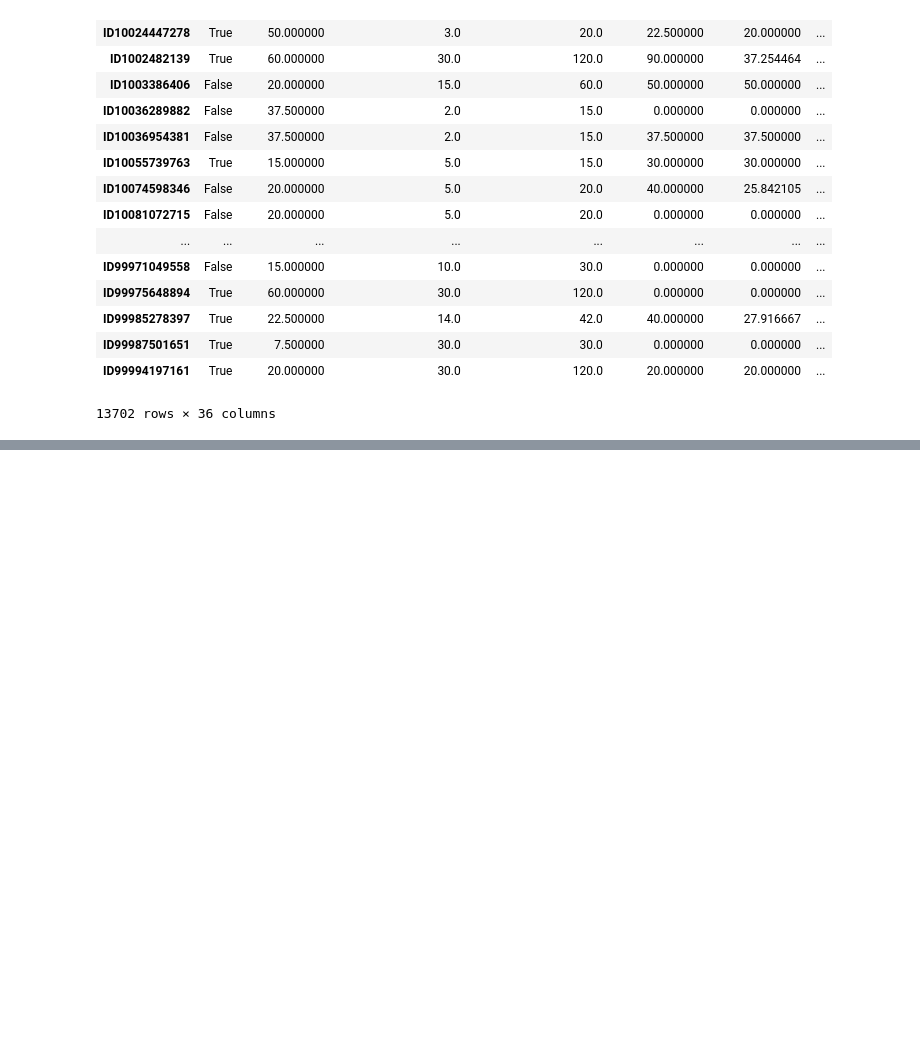
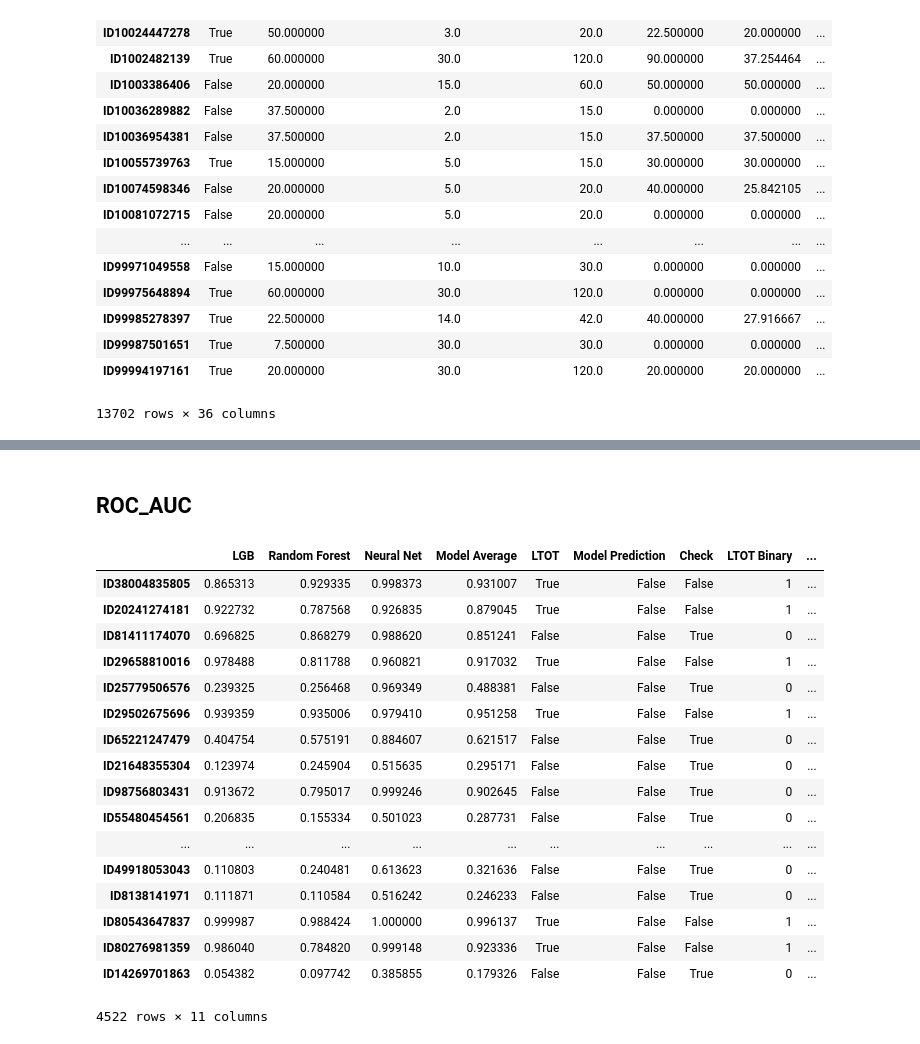
Before and after one commit to chenson2018/Humana-Mays-Competition, a Jupyter notebook: Final Model/Final Draft v4.ipynb, the cells around one changed output, grey strips where cells are left out. Cells and saved outputs as stored; diff of their text form; code cells hidden in the pictures; blank space fills up the shorter version.

Commit message:
Added ROC_AUC validation

```diff
--- a/Final Model/Final Draft v4.ipynb
+++ b/Final Model/Final Draft v4.ipynb
@@ -349,0 +351,27 @@ max(thresh_list, key=itemgetter(1))
+# %% [markdown]
+## ROC_AUC
+# %%
+validation_pred['LTOT Binary'] = validation_pred['LTOT'].map(lambda x: 1 if x == True else 0 )
+validation_pred['RF+LGB'] = (validation_pred['Random Forest']+validation_pred['LGB'])/2
+validation_pred['LGB+NN'] = (validation_pred['Neural Net']+validation_pred['LGB'])/2
+validation_pred['RF+NN'] = (validation_pred['Neural Net']+validation_pred['Random Forest'])/2
+validation_pred
+# %% [output]
+|  | LGB | Random Forest | Neural Net | Model Average | LTOT | Model Prediction | Check | LTOT Binary | ... |
+| ID38004835805 | 0.865313 | 0.929335 | 0.998373 | 0.931007 | True | False | False | 1 | ... |
+| ID20241274181 | 0.922732 | 0.787568 | 0.926835 | 0.879045 | True | False | False | 1 | ... |
+| ID81411174070 | 0.696825 | 0.868279 | 0.988620 | 0.851241 | False | False | True | 0 | ... |
+| ID29658810016 | 0.978488 | 0.811788 | 0.960821 | 0.917032 | True | False | False | 1 | ... |
+| ID25779506576 | 0.239325 | 0.256468 | 0.969349 | 0.488381 | False | False | True | 0 | ... |
+| ID29502675696 | 0.939359 | 0.935006 | 0.979410 | 0.951258 | True | False | False | 1 | ... |
+| ID65221247479 | 0.404754 | 0.575191 | 0.884607 | 0.621517 | False | False | True | 0 | ... |
+| ID21648355304 | 0.123974 | 0.245904 | 0.515635 | 0.295171 | False | False | True | 0 | ... |
+| ID98756803431 | 0.913672 | 0.795017 | 0.999246 | 0.902645 | False | False | True | 0 | ... |
+| ID55480454561 | 0.206835 | 0.155334 | 0.501023 | 0.287731 | False | False | True | 0 | ... |
+| ... | ... | ... | ... | ... | ... | ... | ... | ... | ... |
+| ID49918053043 | 0.110803 | 0.240481 | 0.613623 | 0.321636 | False | False | True | 0 | ... |
+| ID8138141971 | 0.111871 | 0.110584 | 0.516242 | 0.246233 | False | False | True | 0 | ... |
+| ID80543647837 | 0.999987 | 0.988424 | 1.000000 | 0.996137 | True | False | False | 1 | ... |
+| ID80276981359 | 0.986040 | 0.784820 | 0.999148 | 0.923336 | True | False | False | 1 | ... |
+| ID14269701863 | 0.054382 | 0.097742 | 0.385855 | 0.179326 | False | False | True | 0 | ... |
+4522 rows × 11 columns
```
Also changed, not shown: parts of 5 cells of this notebook, 1 other file.
